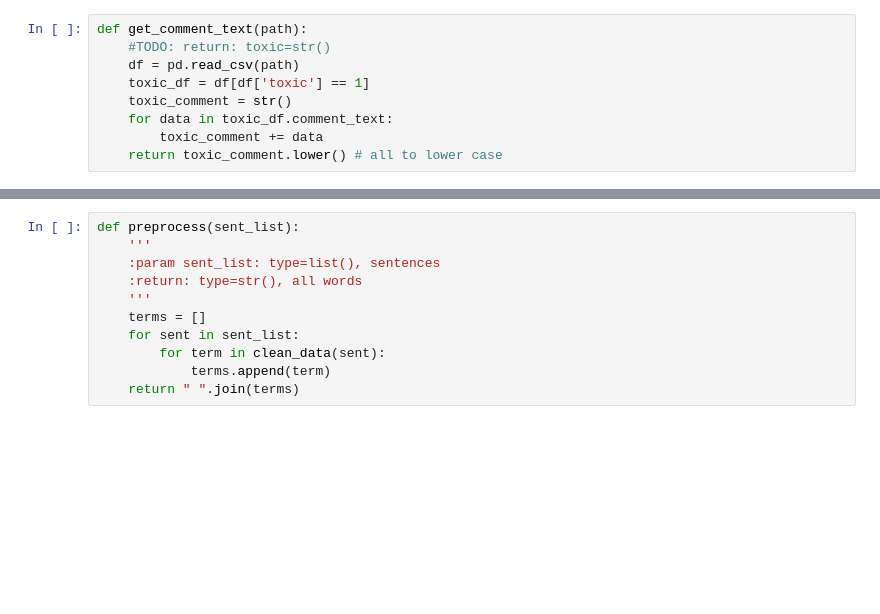
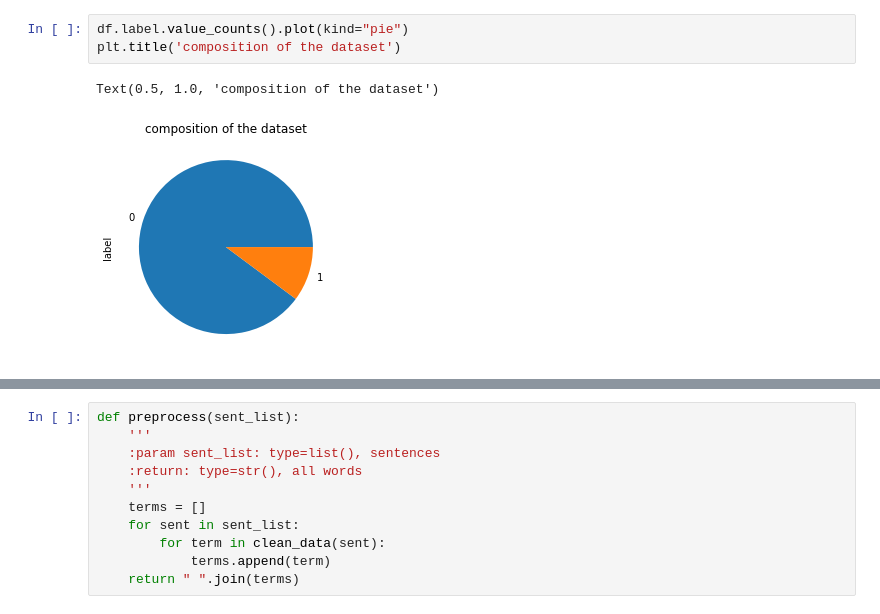
Before and after one commit to SiciliaLeco/IT3011-Toxic-comments, a Jupyter notebook: analyze.ipynb, the cells around one changed output, grey strips where cells are left out. Cells and saved outputs as stored; diff of their text form; blank space fills up the shorter version.

Commit message:
data preprocess

```diff
--- a/analyze.ipynb
+++ b/analyze.ipynb
@@ -39,9 +45,6 @@ toxic.head()
-# %%
-def get_comment_text(path):
-    #TODO: return: toxic=str()
-    df = pd.read_csv(path)
-    toxic_df = df[df['toxic'] == 1]
-    toxic_comment = str()
-    for data in toxic_df.comment_text:
-        toxic_comment += data
-    return toxic_comment.lower() # all to lower case
+# %%
+df.label.value_counts().plot(kind="pie")
+plt.title('composition of the dataset')
+# %% [output]
+Text(0.5, 1.0, 'composition of the dataset')
+[figure, added]
```
Also changed, not shown: parts of 11 cells of this notebook, 3 other files.
